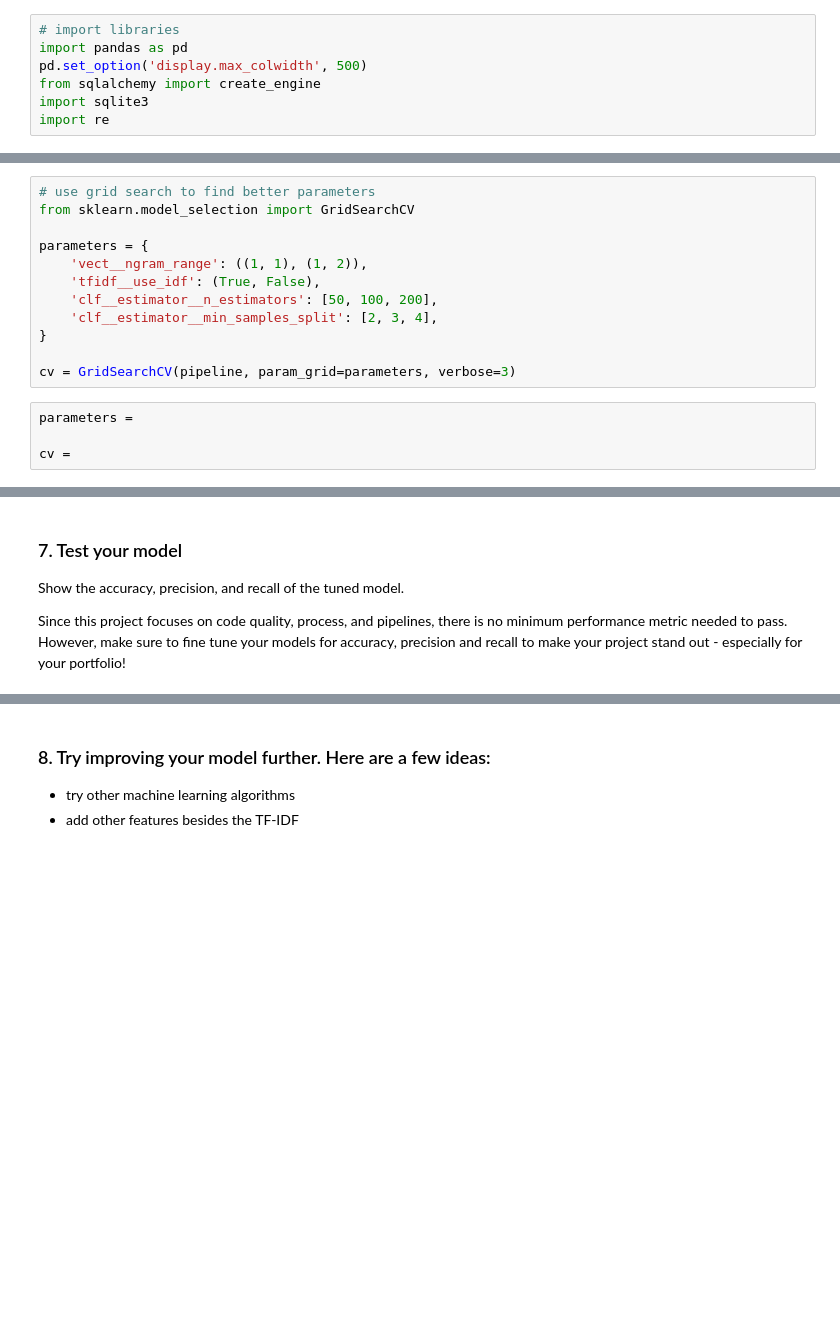
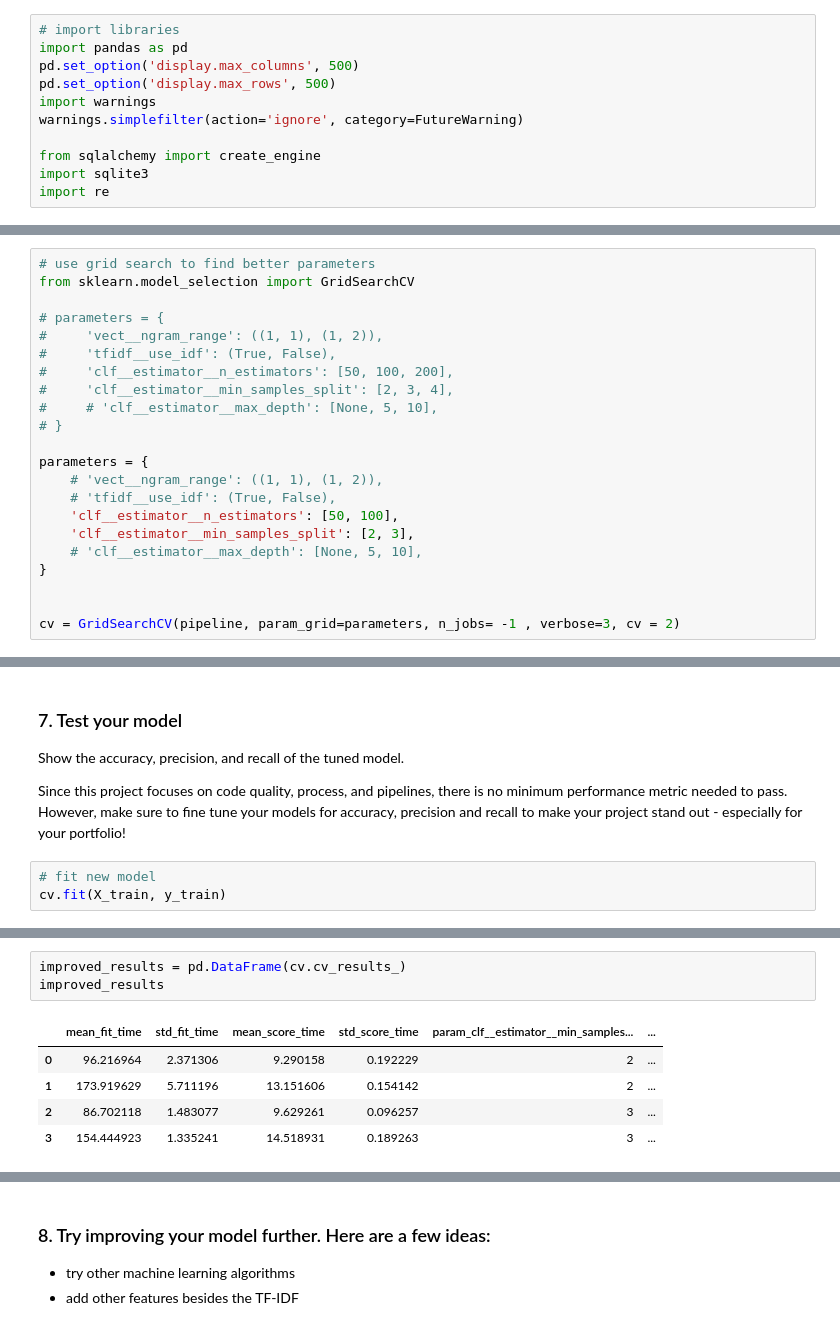
Before and after one commit to hen-wg/udacity_disaster_response, a Jupyter notebook: notebooks/ML Pipeline Preparation.ipynb, the cells around one changed output, grey strips where cells are left out. Cells and saved outputs as stored; diff of their text form; blank space fills up the shorter version.

Commit message:
ml pipeline testing updates

```diff
--- a/notebooks/ML Pipeline Preparation.ipynb
+++ b/notebooks/ML Pipeline Preparation.ipynb
@@ -10,7 +10,11 @@ Follow the instructions below to help you create your ML pipeline.
 # %%
 # import libraries
 import pandas as pd
-pd.set_option('display.max_colwidth', 500)
+pd.set_option('display.max_columns', 500)
+pd.set_option('display.max_rows', 500)
+import warnings
+warnings.simplefilter(action='ignore', category=FutureWarning)
+
 from sqlalchemy import create_engine
 import sqlite3
 import re
@@ -340,15 +327,21 @@ Use grid search to find better parameters.
 # use grid search to find better parameters
 from sklearn.model_selection import GridSearchCV
 
+# parameters = {
+#     'vect__ngram_range': ((1, 1), (1, 2)),
+#     'tfidf__use_idf': (True, False),
+#     'clf__estimator__n_estimators': [50, 100, 200],
+#     'clf__estimator__min_samples_split': [2, 3, 4],
+#     # 'clf__estimator__max_depth': [None, 5, 10],
+# }
+
 parameters = {
-    'vect__ngram_range': ((1, 1), (1, 2)),
-    'tfidf__use_idf': (True, False),
-    'clf__estimator__n_estimators': [50, 100, 200],
-    'clf__estimator__min_samples_split': [2, 3, 4],
+    # 'vect__ngram_range': ((1, 1), (1, 2)),
+    # 'tfidf__use_idf': (True, False),
+    'clf__estimator__n_estimators': [50, 100],
+    'clf__estimator__min_samples_split': [2, 3],
+    # 'clf__estimator__max_depth': [None, 5, 10],
 }
 
-cv = GridSearchCV(pipeline, param_grid=parameters, verbose=3)
+
+cv = GridSearchCV(pipeline, param_grid=parameters, n_jobs= -1 , verbose=3, cv = 2)
-# %%
-parameters =
-
-cv =
@@ -359,3 +350,6 @@ SyntaxError: invalid syntax (3277122076.py, line 1)
 Show the accuracy, precision, and recall of the tuned model.
 
 Since this project focuses on code quality, process, and  pipelines, there is no minimum performance metric needed to pass. However, make sure to fine tune your models for accuracy, precision and recall to make your project stand out - especially for your portfolio!
+# %%
+# fit new model
+cv.fit(X_train, y_train)
@@ -361,0 +383,9 @@ Since this project focuses on code quality, process, and  pipelines, there is no
+# %%
+improved_results = pd.DataFrame(cv.cv_results_)
+improved_results
+# %% [output]
+|  | mean_fit_time | std_fit_time | mean_score_time | std_score_time | param_clf__estimator__min_samples... | ... |
+| 0 | 96.216964 | 2.371306 | 9.290158 | 0.192229 | 2 | ... |
+| 1 | 173.919629 | 5.711196 | 13.151606 | 0.154142 | 2 | ... |
+| 2 | 86.702118 | 1.483077 | 9.629261 | 0.096257 | 3 | ... |
+| 3 | 154.444923 | 1.335241 | 14.518931 | 0.189263 | 3 | ... |
```
Also changed, not shown: parts of 14 cells of this notebook.
